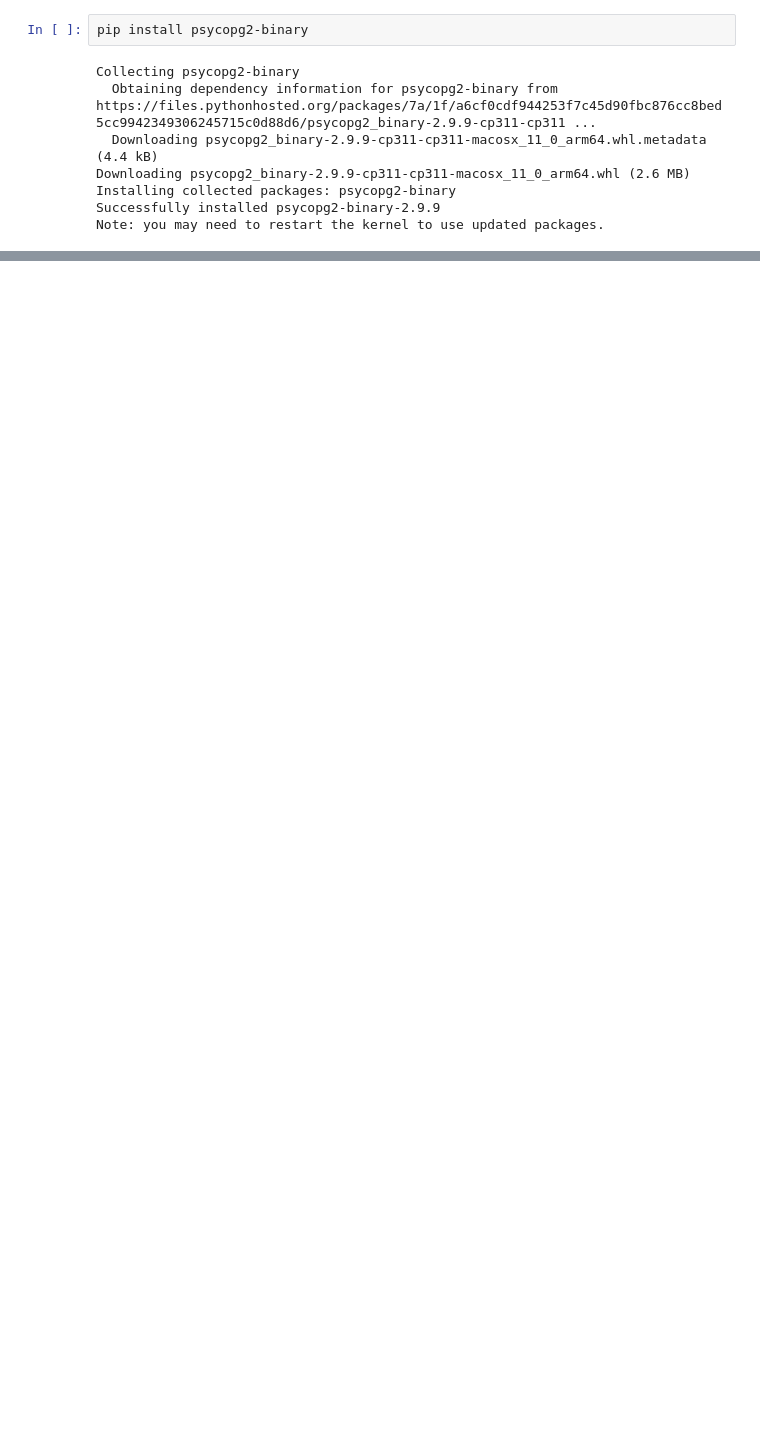
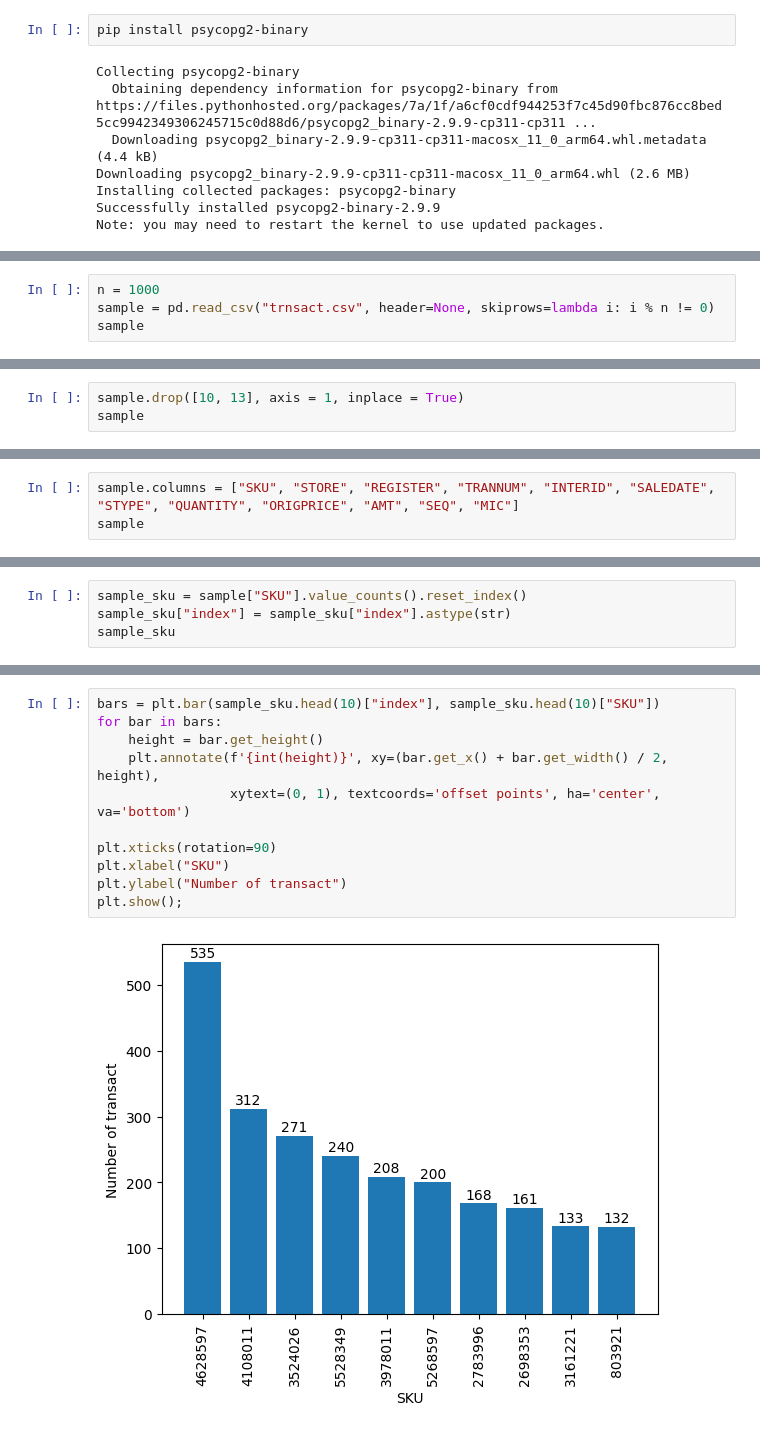
Before and after one commit to Marklong7/Dillard_return_forecasting, a Jupyter notebook: EDA.ipynb, the cells around one changed output, grey strips where cells are left out. Saved outputs shown, nothing was run; the diff lists cells and outputs as text; blank space fills up the shorter version.

```diff
--- a/EDA.ipynb
+++ b/EDA.ipynb
@@ -417,0 +56,4 @@ Name: count, dtype: int64
+# %%
+n = 1000
+sample = pd.read_csv("trnsact.csv", header=None, skiprows=lambda i: i % n != 0)
+sample
@@ -417,0 +80,3 @@ Name: count, dtype: int64
+# %%
+sample.drop([10, 13], axis = 1, inplace = True)
+sample
@@ -417,0 +97,3 @@ Name: count, dtype: int64
+# %%
+sample.columns = ["SKU", "STORE", "REGISTER", "TRANNUM", "INTERID", "SALEDATE", "STYPE", "QUANTITY", "ORIGPRICE", "AMT", "SEQ", "MIC"]
+sample
@@ -417,0 +132,4 @@ Name: count, dtype: int64
+# %%
+sample_sku = sample["SKU"].value_counts().reset_index()
+sample_sku["index"] = sample_sku["index"].astype(str)
+sample_sku
@@ -417,0 +162,13 @@ Name: count, dtype: int64
+# %%
+bars = plt.bar(sample_sku.head(10)["index"], sample_sku.head(10)["SKU"])
+for bar in bars:
+    height = bar.get_height()
+    plt.annotate(f'{int(height)}', xy=(bar.get_x() + bar.get_width() / 2, height),
+                 xytext=(0, 1), textcoords='offset points', ha='center', va='bottom')
+
+plt.xticks(rotation=90)
+plt.xlabel("SKU")
+plt.ylabel("Number of transact")
+plt.show();
+# %% [output]
+[figure, added]
```
Also changed, not shown: parts of 75 cells of this notebook, 2 other files.
